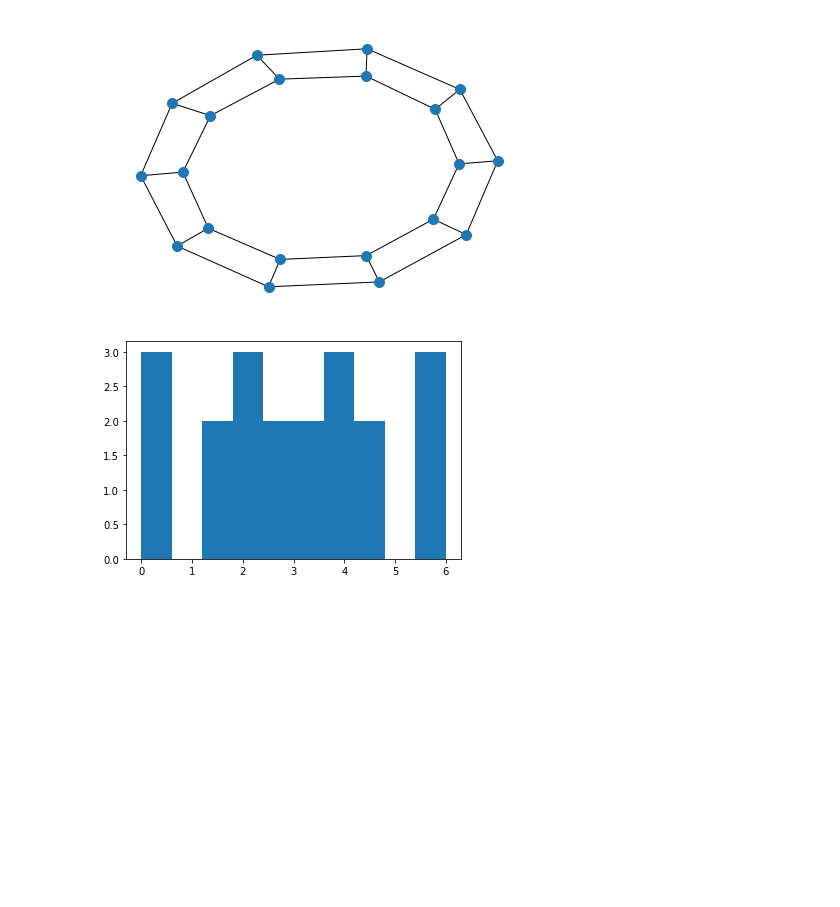
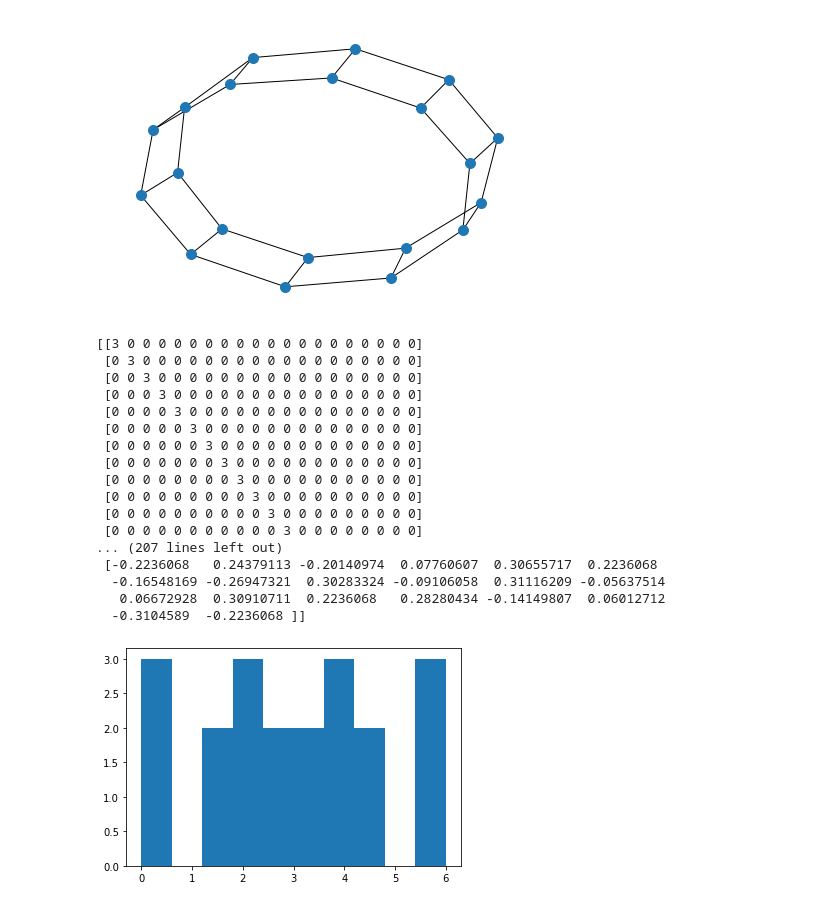
Before and after one commit to itsadeepizza/GNN, a Jupyter notebook: theory/spectrum.ipynb, the cells around one changed output. Saved outputs shown, nothing was run; the diff lists cells and outputs as text; code cells hidden in the pictures; blank space fills up the shorter version.

```diff
--- a/theory/spectrum.ipynb
+++ b/theory/spectrum.ipynb
@@ -1,31 +1,56 @@
 # %%
 import numpy as np
 import networkx as nx
 import matplotlib.pyplot as plt
-A = np.array([ [0, 1, 0],
-               [1, 0, 1],
-               [0, 1, 0]])
+A = np.array([ [0, 1, 0, 0],
+               [1, 0, 1, 1],
+               [0, 1, 0, 0],
+               [0, 1, 0, 0]])
 G = nx.convert_matrix.from_numpy_matrix(A)
-G = nx.fast_gnp_random_graph(30, 0.14, 3)
+#G = nx.fast_gnp_random_graph(30, 0.14, 3)
 # Bipartite graph, look at i=13
-#G = nx.turan_graph(4, 3)
-G = nx.watts_strogatz_graph(30, 4, 0.5, 9)
+G = nx.turan_graph(4, 3)
+#G = nx.watts_strogatz_graph(30, 4, 0.5, 9)
 # Clustering
 G = nx.barbell_graph(6,2)
 G = nx.circular_ladder_graph(10)
 A = np.array(nx.adjacency_matrix(G).todense())
 nx.draw(G, cmap = plt.get_cmap('jet'), node_size=100);
 plt.show();
 D = np.diag(A.sum(axis=0))
+print(D)
 L = D - A
+print()
+print(L)
 #print("Laplacian\n", L)
 l, V = np.linalg.eigh(L)
 #print("Eigenvalues:", l)
 #print("Eigenvector:", V)
 plt.hist(l);
 n = A.shape[0]
+print()
+print(np.diag(l))
+print()
+print(V)
 # %% [output]
-[figure, old version]
+[figure, new version]
+[[3 0 0 0 0 0 0 0 0 0 0 0 0 0 0 0 0 0 0 0]
+ [0 3 0 0 0 0 0 0 0 0 0 0 0 0 0 0 0 0 0 0]
+ [0 0 3 0 0 0 0 0 0 0 0 0 0 0 0 0 0 0 0 0]
+ [0 0 0 3 0 0 0 0 0 0 0 0 0 0 0 0 0 0 0 0]
+ [0 0 0 0 3 0 0 0 0 0 0 0 0 0 0 0 0 0 0 0]
+ [0 0 0 0 0 3 0 0 0 0 0 0 0 0 0 0 0 0 0 0]
+ [0 0 0 0 0 0 3 0 0 0 0 0 0 0 0 0 0 0 0 0]
+ [0 0 0 0 0 0 0 3 0 0 0 0 0 0 0 0 0 0 0 0]
+ [0 0 0 0 0 0 0 0 3 0 0 0 0 0 0 0 0 0 0 0]
+ [0 0 0 0 0 0 0 0 0 3 0 0 0 0 0 0 0 0 0 0]
+ [0 0 0 0 0 0 0 0 0 0 3 0 0 0 0 0 0 0 0 0]
+ [0 0 0 0 0 0 0 0 0 0 0 3 0 0 0 0 0 0 0 0]
+... (207 lines left out)
+ [-0.2236068   0.24379113 -0.20140974  0.07760607  0.30655717  0.2236068
+  -0.16548169 -0.26947321  0.30283324 -0.09106058  0.31116209 -0.05637514
+   0.06672928  0.30910711  0.2236068   0.28280434 -0.14149807  0.06012712
+  -0.3104589  -0.2236068 ]]
 [figure]
 # %%
 import matplotlib
```
Also changed, not shown: parts of 1 cell of this notebook, 4 other files.
